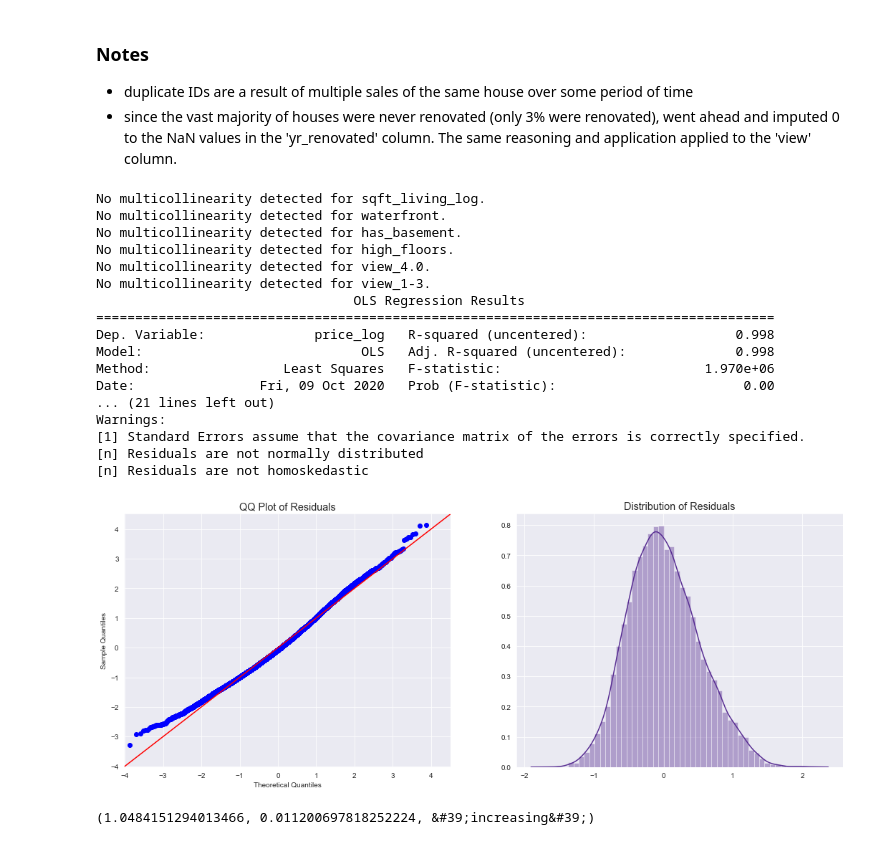
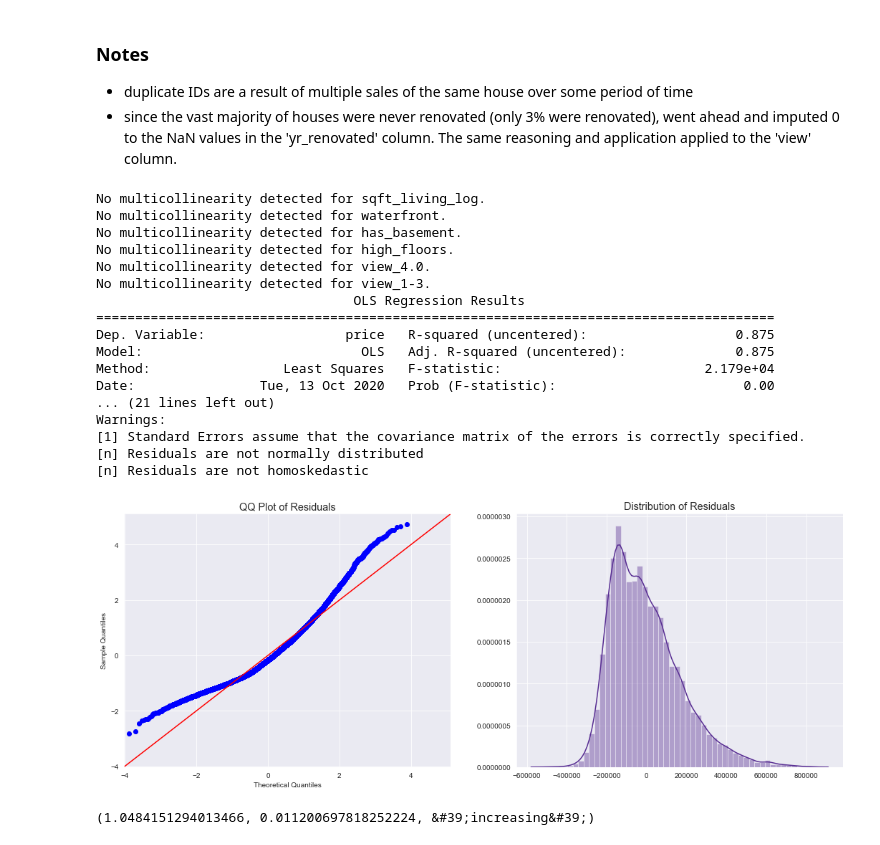
Before and after one commit to kcalizadeh/Phase_2_Project, a Jupyter notebook: scratchpad.ipynb, the cells around one changed output. Cells and saved outputs as stored; diff of their text form; code cells hidden in the pictures.

Commit message:
updated to include analysis of price residuals and not just log of price residuals

```diff
--- a/scratchpad.ipynb
+++ b/scratchpad.ipynb
@@ -74,7 +74,6 @@ df['view_1-2'] = df['view'].map(lambda x: 1 if 0 < x < 3 else 0)
 df['view_3-4'] = df['view'].map(lambda x: 1 if 2 < x < 5 else 0)
 df['view_1-3'] = df['view'].map(lambda x: 1 if 0 < x < 4 else 0)
 # %%
-X = df[['waterfront', 'sqft_living15', 'sqft_lot15', 'has_basement', 'high_floors']]
 x_list = [
     # 'bedrooms',
     # 'bathrooms',
@@ -119,39 +118,39 @@ x_list = [
     # 'grade_6',
     # 'grade_7',
     # 'grade_8',
     # 'grade_9',
     # 'grade_10',
     # 'grade_11',
     # 'grade_12',
     # 'condition_1',
     # 'condition_2',
     # 'condition_3',
     # 'condition_4',
     # 'condition_5'
 ]
 y = df['price']
 
-price_model = check_model(df, x_list, 'price_log', show_summary=True, add_constant=False)
+price_model = check_model(df, x_list, 'price', show_summary=True, add_constant=False)
 plot_residuals_and_qq(price_model)
 # %% [output]
 No multicollinearity detected for sqft_living_log.
 No multicollinearity detected for waterfront.
 No multicollinearity detected for has_basement.
 No multicollinearity detected for high_floors.
 No multicollinearity detected for view_4.0.
 No multicollinearity detected for view_1-3.
                                  OLS Regression Results
 =======================================================================================
-Dep. Variable:              price_log   R-squared (uncentered):                   0.998
-Model:                            OLS   Adj. R-squared (uncentered):              0.998
-Method:                 Least Squares   F-statistic:                          1.970e+06
-Date:                Fri, 09 Oct 2020   Prob (F-statistic):                        0.00
+Dep. Variable:                  price   R-squared (uncentered):                   0.875
+Model:                            OLS   Adj. R-squared (uncentered):              0.875
+Method:                 Least Squares   F-statistic:                          2.179e+04
+Date:                Tue, 13 Oct 2020   Prob (F-statistic):                        0.00
 ... (21 lines left out)
 Warnings:
 [1] Standard Errors assume that the covariance matrix of the errors is correctly specified.
 [n] Residuals are not normally distributed
 [n] Residuals are not homoskedastic
-[figure, old version]
+[figure, new version]
 # %%
 het_goldfeldquandt(price_model.resid, price_model.model.exog)
 # %% [output]
```
Also changed, not shown: 1 other file.
